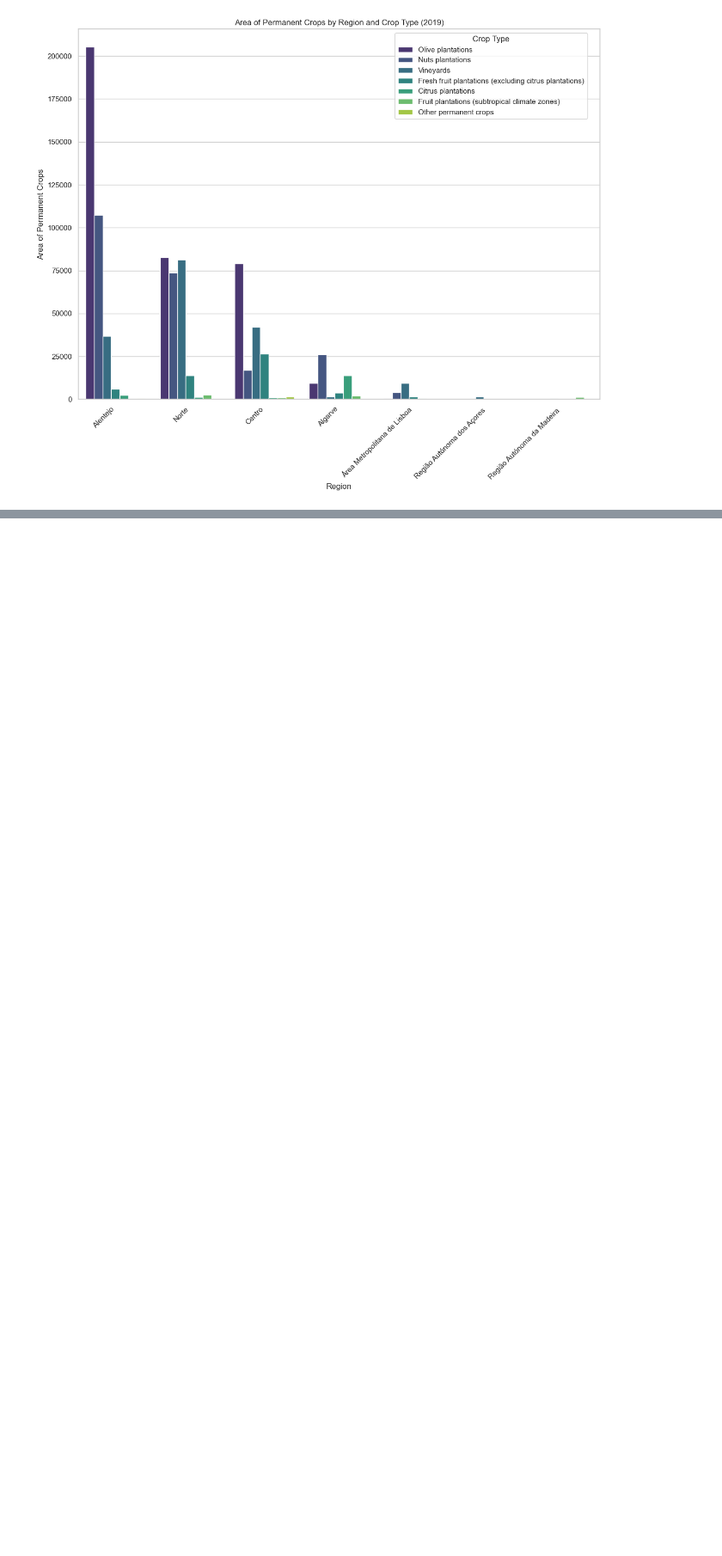
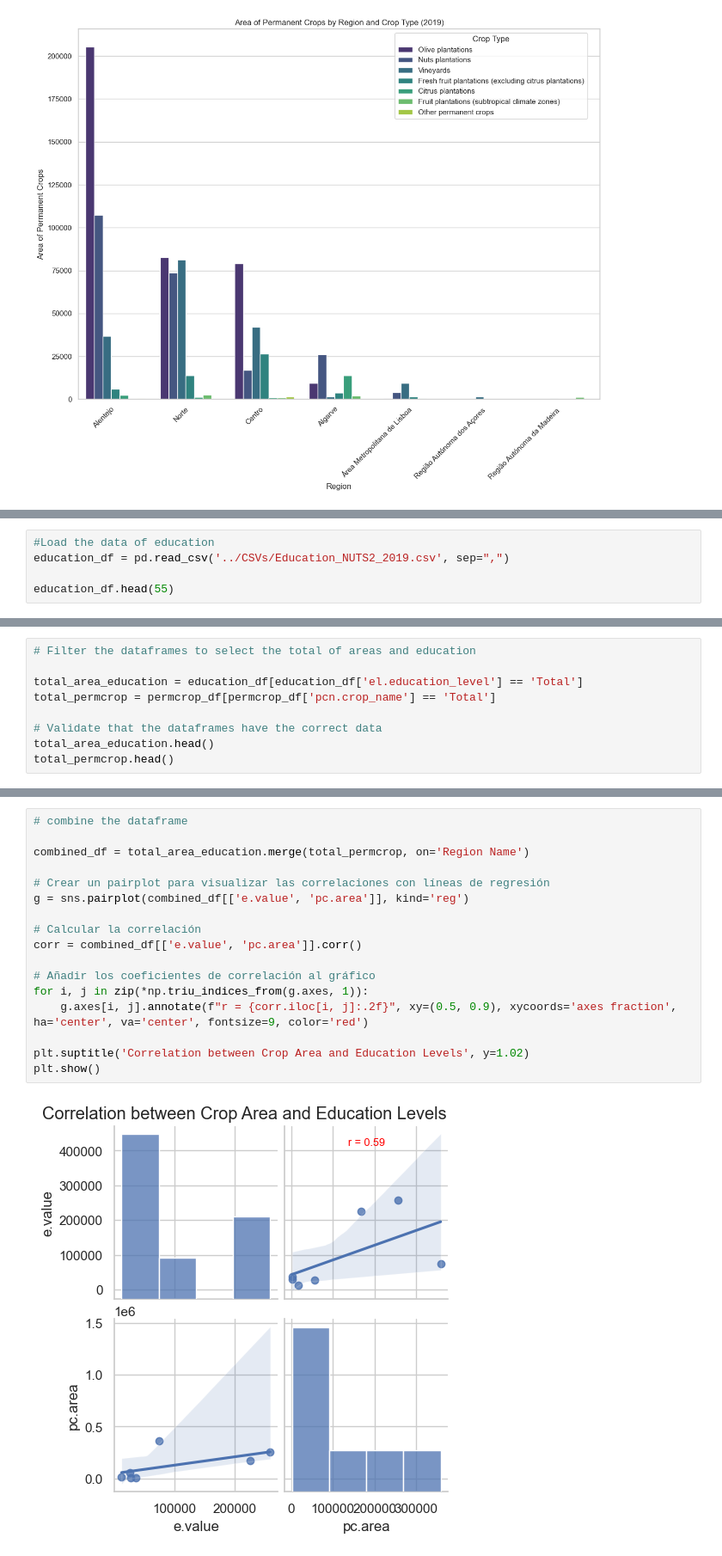
Before and after one commit to domwelsh/avcad_final, a Jupyter notebook: Codes/Code_permanet_crops.ipynb, the cells around one changed output, grey strips where cells are left out. Shown: that part at 86% size. Drawn from its saved outputs; the diff is of its cells as text; blank space fills up the shorter version.

```diff
--- a/Codes/Code_permanet_crops.ipynb
+++ b/Codes/Code_permanet_crops.ipynb
@@ -94,0 +97,5 @@ plt.show()
+# %%
+#Load the data of education
+education_df = pd.read_csv('../CSVs/Education_NUTS2_2019.csv', sep=",")
+
+education_df.head(55)
@@ -94,0 +120,9 @@ plt.show()
+# %%
+# Filter the dataframes to select the total of areas and education
+
+total_area_education = education_df[education_df['el.education_level'] == 'Total']
+total_permcrop = permcrop_df[permcrop_df['pcn.crop_name'] == 'Total']
+
+# Validate that the dataframes have the correct data
+total_area_education.head()
+total_permcrop.head()
@@ -94,0 +136,19 @@ plt.show()
+# %%
+# combine the dataframe
+
+combined_df = total_area_education.merge(total_permcrop, on='Region Name')
+
+# Crear un pairplot para visualizar las correlaciones con líneas de regresión
+g = sns.pairplot(combined_df[['e.value', 'pc.area']], kind='reg')
+
+# Calcular la correlación
+corr = combined_df[['e.value', 'pc.area']].corr()
+
+# Añadir los coeficientes de correlación al gráfico
+for i, j in zip(*np.triu_indices_from(g.axes, 1)):
+    g.axes[i, j].annotate(f"r = {corr.iloc[i, j]:.2f}", xy=(0.5, 0.9), xycoords='axes fraction', ha='center', va='center', fontsize=9, color='red')
+
+plt.suptitle('Correlation between Crop Area and Education Levels', y=1.02)
+plt.show()
+# %% [output]
+[figure, added]
```
Also changed, not shown: parts of 5 cells of this notebook.
